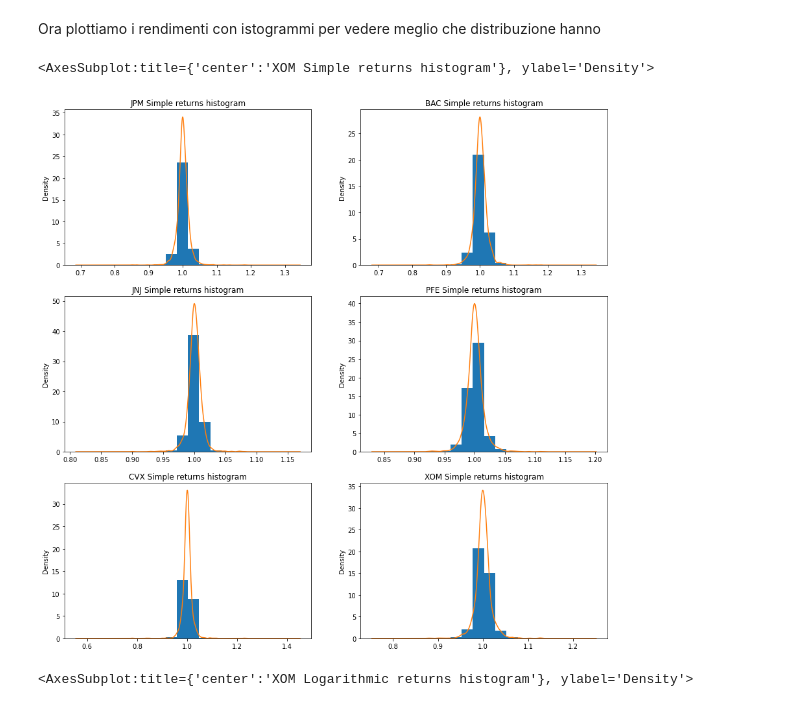
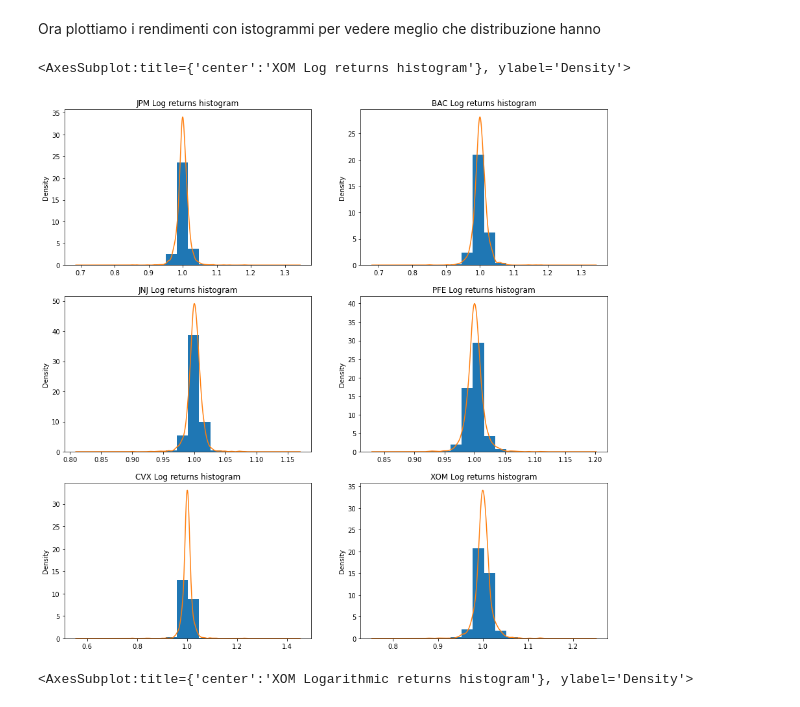
Before and after one commit to michelebanfi/business-intelligence, a Jupyter notebook: BanfiMichele869294.ipynb, the cells around one changed output. Saved outputs shown, nothing was run; the diff lists cells and outputs as text; code cells hidden in the pictures.

```diff
--- a/BanfiMichele869294.ipynb
+++ b/BanfiMichele869294.ipynb
@@ -254,33 +254,33 @@ Ora plottiamo i rendimenti con istogrammi per vedere meglio che distribuzione ha
 # %%
 #Rendimenti semplici
 plt.figure(figsize=(15, 15))
 plt.subplot(321)
 plt.hist(rsJPM, density=True)
-plt.title('JPM Simple returns histogram')
+plt.title('JPM Log returns histogram')
 rsJPM.plot.density()
 plt.subplot(322)
 plt.hist(rsBAC, density=True)
-plt.title('BAC Simple returns histogram')
+plt.title('BAC Log returns histogram')
 rsBAC.plot.density()
 plt.subplot(323)
 plt.hist(rsJNJ, density=True)
-plt.title('JNJ Simple returns histogram')
+plt.title('JNJ Log returns histogram')
 rsJNJ.plot.density()
 plt.subplot(324)
 plt.hist(rsPFE, density=True)
-plt.title('PFE Simple returns histogram')
+plt.title('PFE Log returns histogram')
 rsPFE.plot.density()
 plt.subplot(325)
 plt.hist(rsCVX, density=True)
-plt.title('CVX Simple returns histogram')
+plt.title('CVX Log returns histogram')
 rsCVX.plot.density()
 plt.subplot(326)
 plt.hist(rsXOM, density=True)
-plt.title('XOM Simple returns histogram')
+plt.title('XOM Log returns histogram')
 rsXOM.plot.density()
 # %% [output]
-<AxesSubplot:title={'center':'XOM Simple returns histogram'}, ylabel='Density'>
+<AxesSubplot:title={'center':'XOM Log returns histogram'}, ylabel='Density'>
-[figure, old version]
+[figure, new version]
 # %%
 #Rendimenti logaritmici
 plt.figure(figsize=(15, 15))
```
Also changed, not shown: parts of 37 cells of this notebook.
